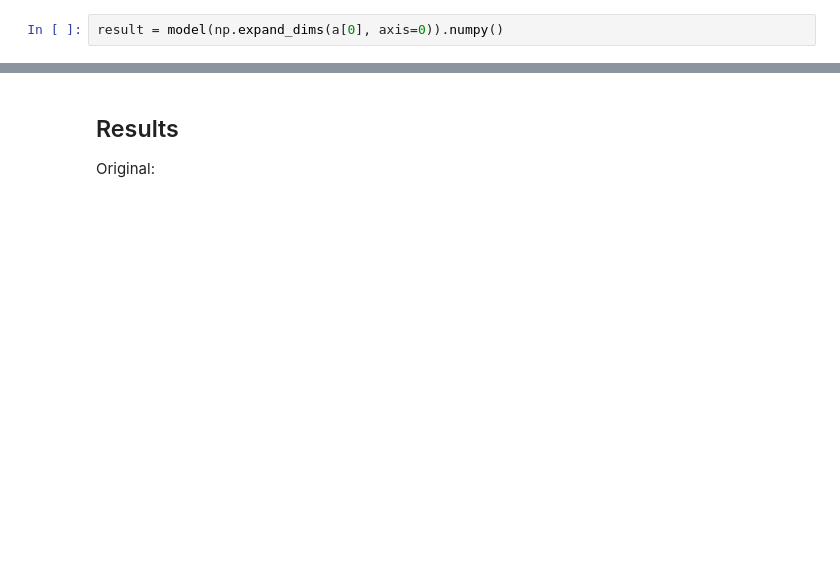
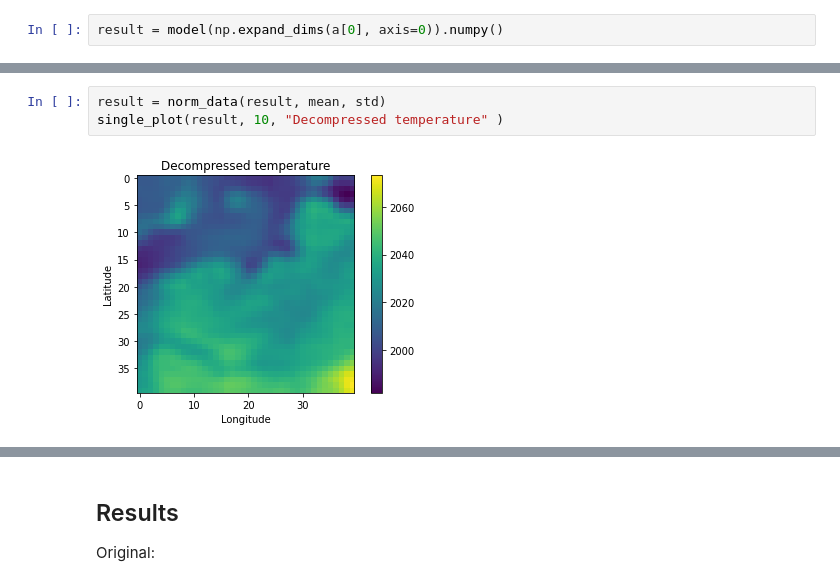
Before and after one commit to SilkeDH/lossy-ml, a Jupyter notebook: notebooks/Model_1.ipynb, the cells around one changed output, grey strips where cells are left out. Drawn from its saved outputs; the diff is of its cells as text; blank space fills up the shorter version.

```diff
--- a/notebooks/Model_1.ipynb
+++ b/notebooks/Model_1.ipynb
@@ -121,3 +99,8 @@ plt.show()
+# %%
+result = norm_data(result, mean, std)
+single_plot(result, 10, "Decompressed temperature" )
+# %% [output]
+[figure, added]
 # %%
 test = xr.open_mfdataset('/lsdf/kit/scc/projects/abcde/1979/*/ERA5.pl.temperature.nc', combine='by_coords')
 test_data = test.sel(time=slice('1979-11-14T16:00:00','1979-11-15T03:00:00'),level = slice(978,1000), longitude=slice(6,15.75), latitude=slice(55.5,45.75))
```
Also changed, not shown: parts of 15 cells of this notebook, 4 other files.
